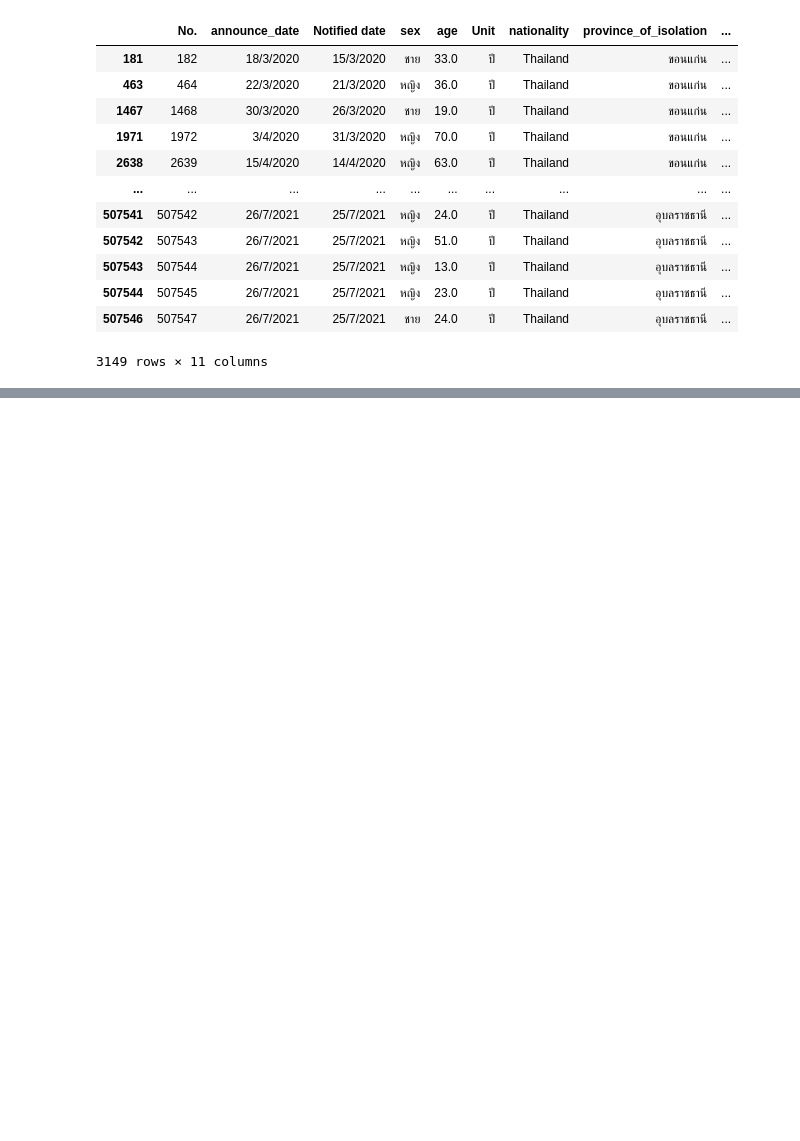
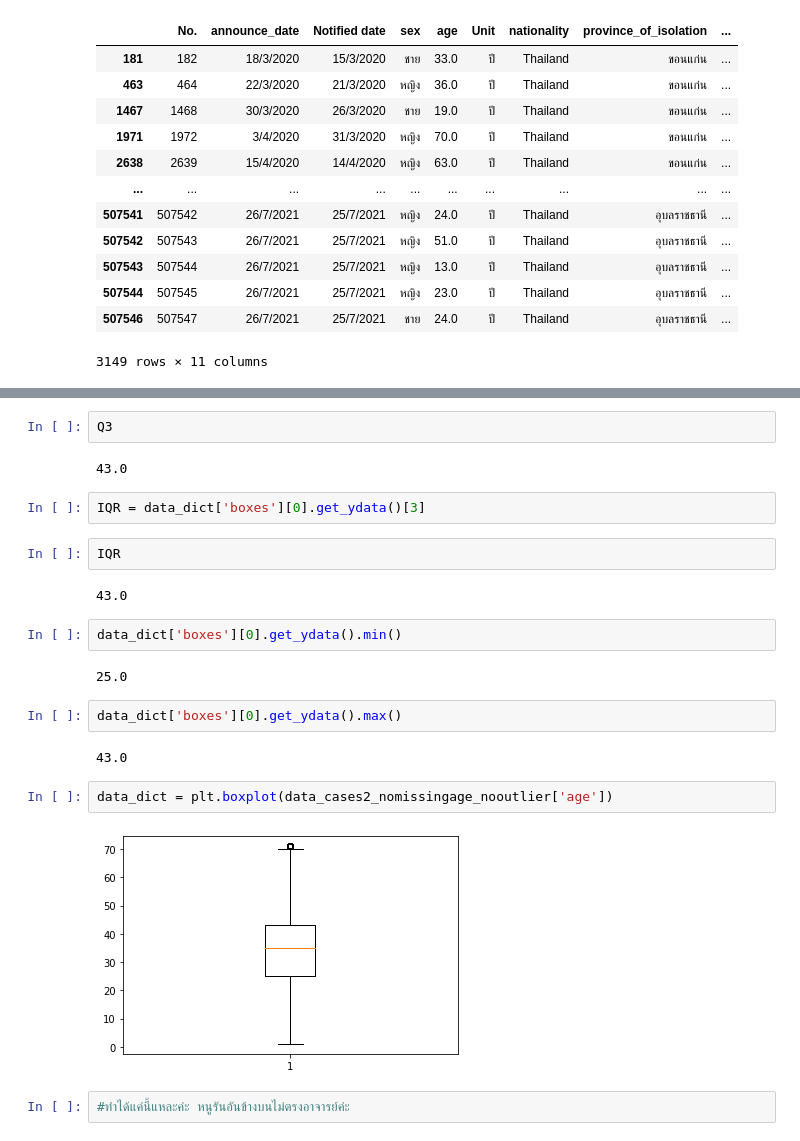
Before and after one commit to Jiraporn-klobrat/DWDM21, a Jupyter notebook: Data_Preprocessing_(Chapter_3).ipynb, the cells around one changed output, grey strips where cells are left out. Saved outputs shown, nothing was run; the diff lists cells and outputs as text; blank space fills up the shorter version.

```diff
--- a/Data_Preprocessing_(Chapter_3).ipynb
+++ b/Data_Preprocessing_(Chapter_3).ipynb
@@ -831,0 +1268,24 @@ dtype: float64
+# %%
+Q3
+# %% [output]
+43.0
+# %%
+IQR = data_dict['boxes'][0].get_ydata()[3]
+# %%
+IQR
+# %% [output]
+43.0
+# %%
+data_dict['boxes'][0].get_ydata().min()
+# %% [output]
+25.0
+# %%
+data_dict['boxes'][0].get_ydata().max()
+# %% [output]
+43.0
+# %%
+data_dict = plt.boxplot(data_cases2_nomissingage_nooutlier['age'])
+# %% [output]
+[figure, added]
+# %%
+#ทำได้แค่นี้แหละค่ะ หนูรันอันข้างบนไม่ตรงอาจารย์ค่ะ
```
Also changed, not shown: parts of 56 cells of this notebook.
